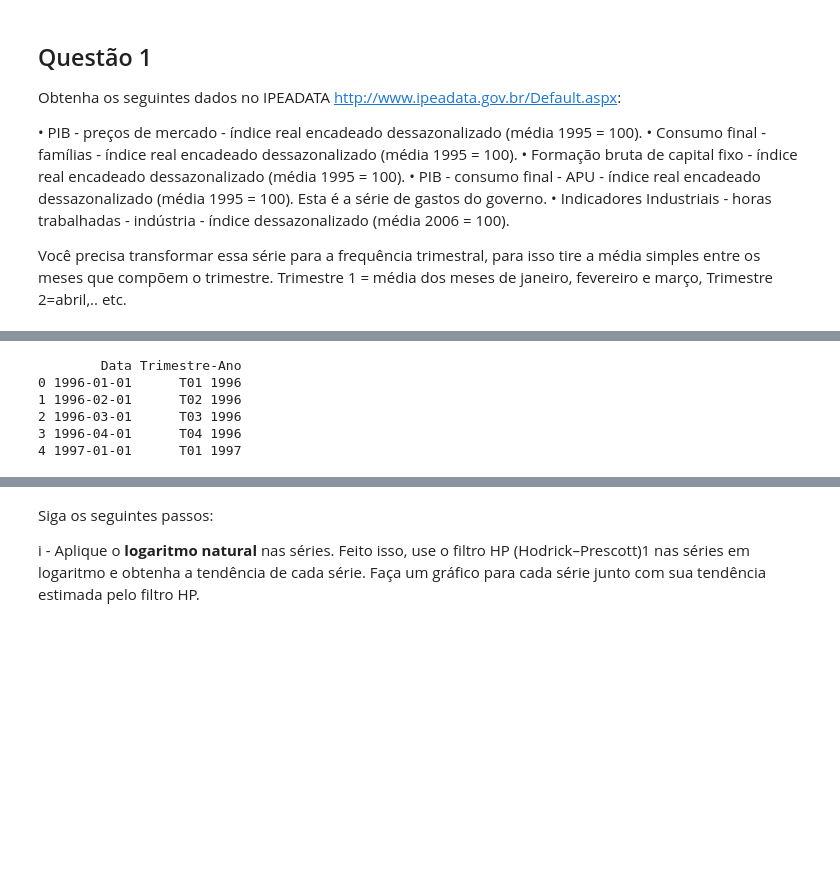
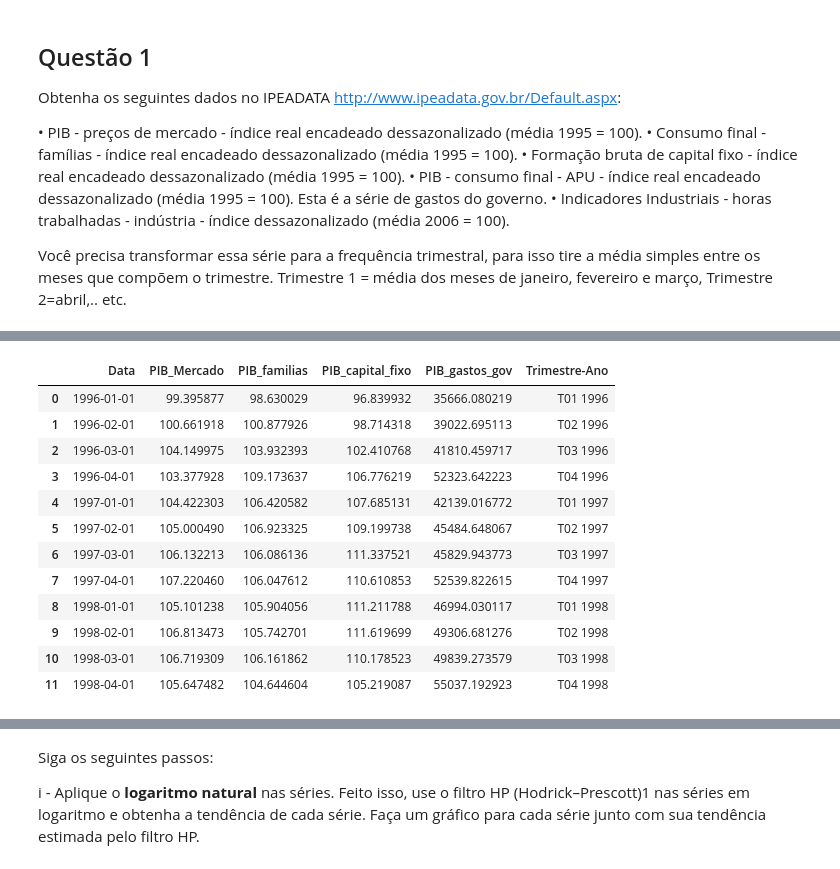
Before and after one commit to meduardajustino/Macroeconomia1, a Jupyter notebook: Lista 1/Questão 1/Questão_1.ipynb, the cells around one changed output, grey strips where cells are left out. Saved outputs shown, nothing was run; the diff lists cells and outputs as text; code cells hidden in the pictures; blank space fills up the shorter version.

Commit message:
Questão 1 - scripts

```diff
--- a/Lista 1/Questão 1/Questão_1.ipynb
+++ b/Lista 1/Questão 1/Questão_1.ipynb
@@ -26,8 +26,8 @@ ModuleNotFoundError: No module named 'statsmodels'
 # %%
 pib = pd.read_csv("M:\{estudos}\Macroeconomia\Macroeconomia1\Lista 1\Questão 1\Base de dados\PIB - PREÇOS DE MERCADO.csv")
-consumo_familiar = pd.read_csv("M:\{estudos}\Macroeconomia\Macroeconomia1\Lista 1\Questão 1\Base de dados\CONSUMO FINAL.csv")
+consumo_familiar = pd.read_csv("M:\{estudos}\Macroeconomia\Macroeconomia1\Lista 1\Questão 1\Base de dados\PIB - CONSUMO FINAL FAMILIAS.csv")
 formacao_capital = pd.read_csv("M:\{estudos}\Macroeconomia\Macroeconomia1\Lista 1\Questão 1\Base de dados\FORMAÇÃO BRUTA DE CAPITAL FIXO.csv")
-gastos_governo = pd.read_csv("M:\{estudos}\Macroeconomia\Macroeconomia1\Lista 1\Questão 1\Base de dados\PIB - CONSUMO FINAL.csv")
+gastos_governo = pd.read_csv("M:\{estudos}\Macroeconomia\Macroeconomia1\Lista 1\Questão 1\Base de dados\PIB - GASTOS DO GOVERNO.csv")
 horas_trabalhadas = pd.read_csv("M:\{estudos}\Macroeconomia\Macroeconomia1\Lista 1\Questão 1\Base de dados\HORAS TRABALHADAS - INDÚSTRIA.csv")
 # %%
 # Removendo colunas e linhas vazias
@@ -68,0 +61,8 @@ df.head(4)
+# %%
+# Renomeando as colunas para facilitar a manipulação
+df.columns = ['Data',
+             'PIB_Mercado',
+             'PIB_familias',
+             'PIB_capital_fixo',
+             'PIB_gastos_gov']
+df.info()
@@ -69,12 +82,19 @@ df.head(4)
 # %%
 df['Data'] = pd.to_datetime(df['Data'])
 df['Trimestre-Ano'] = df['Data'].dt.strftime('T%m %Y')
 
-print(df[['Data', 'Trimestre-Ano']].head())
+df.head(12)
 # %% [output]
-        Data Trimestre-Ano
-0 1996-01-01      T01 1996
-1 1996-02-01      T02 1996
-2 1996-03-01      T03 1996
-3 1996-04-01      T04 1996
-4 1997-01-01      T01 1997
+|  | Data | PIB_Mercado | PIB_familias | PIB_capital_fixo | PIB_gastos_gov | Trimestre-Ano |
+| 0 | 1996-01-01 | 99.395877 | 98.630029 | 96.839932 | 35666.080219 | T01 1996 |
+| 1 | 1996-02-01 | 100.661918 | 100.877926 | 98.714318 | 39022.695113 | T02 1996 |
+| 2 | 1996-03-01 | 104.149975 | 103.932393 | 102.410768 | 41810.459717 | T03 1996 |
+| 3 | 1996-04-01 | 103.377928 | 109.173637 | 106.776219 | 52323.642223 | T04 1996 |
+| 4 | 1997-01-01 | 104.422303 | 106.420582 | 107.685131 | 42139.016772 | T01 1997 |
+| 5 | 1997-02-01 | 105.000490 | 106.923325 | 109.199738 | 45484.648067 | T02 1997 |
+| 6 | 1997-03-01 | 106.132213 | 106.086136 | 111.337521 | 45829.943773 | T03 1997 |
+| 7 | 1997-04-01 | 107.220460 | 106.047612 | 110.610853 | 52539.822615 | T04 1997 |
+| 8 | 1998-01-01 | 105.101238 | 105.904056 | 111.211788 | 46994.030117 | T01 1998 |
+| 9 | 1998-02-01 | 106.813473 | 105.742701 | 111.619699 | 49306.681276 | T02 1998 |
+| 10 | 1998-03-01 | 106.719309 | 106.161862 | 110.178523 | 49839.273579 | T03 1998 |
+| 11 | 1998-04-01 | 105.647482 | 104.644604 | 105.219087 | 55037.192923 | T04 1998 |
```
Also changed, not shown: parts of 27 cells of this notebook, 3 other files.
